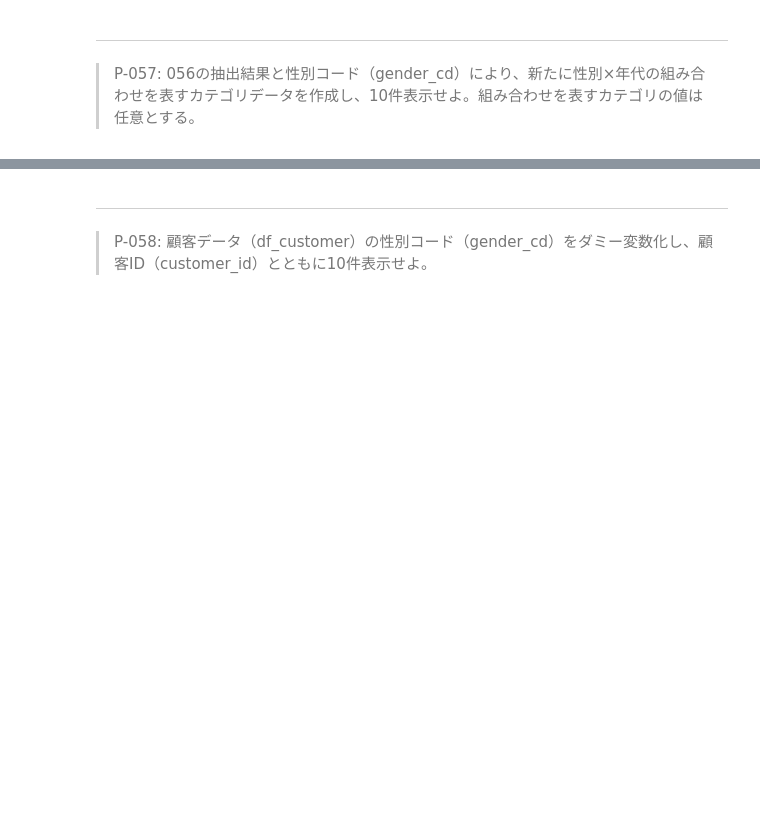
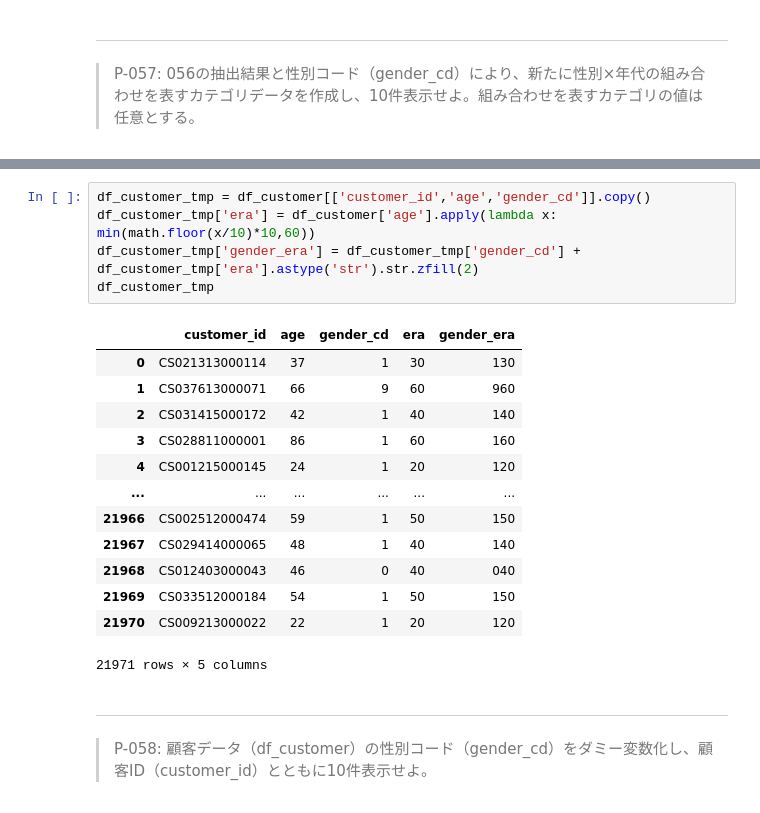
Before and after one commit to palakpaneerer/100knocks-preprocess, a Jupyter notebook: docker/work/preprocess_knock_Python.ipynb, the cells around one changed output, grey strips where cells are left out. Saved outputs shown, nothing was run; the diff lists cells and outputs as text; blank space fills up the shorter version.

```diff
--- a/docker/work/preprocess_knock_Python.ipynb
+++ b/docker/work/preprocess_knock_Python.ipynb
@@ -797,3 +1122,22 @@ len(pd.merge(df_store_tmp, df_product_tmp, on='key', how='outer'))
+# %%
+df_customer_tmp = df_customer[['customer_id','age','gender_cd']].copy()
+df_customer_tmp['era'] = df_customer['age'].apply(lambda x: min(math.floor(x/10)*10,60))
+df_customer_tmp['gender_era'] = df_customer_tmp['gender_cd'] + df_customer_tmp['era'].astype('str').str.zfill(2)
+df_customer_tmp
+# %% [output]
+|  | customer_id | age | gender_cd | era | gender_era |
+| 0 | CS021313000114 | 37 | 1 | 30 | 130 |
+| 1 | CS037613000071 | 66 | 9 | 60 | 960 |
+| 2 | CS031415000172 | 42 | 1 | 40 | 140 |
+| 3 | CS028811000001 | 86 | 1 | 60 | 160 |
+| 4 | CS001215000145 | 24 | 1 | 20 | 120 |
+| ... | ... | ... | ... | ... | ... |
+| 21966 | CS002512000474 | 59 | 1 | 50 | 150 |
+| 21967 | CS029414000065 | 48 | 1 | 40 | 140 |
+| 21968 | CS012403000043 | 46 | 0 | 40 | 040 |
+| 21969 | CS033512000184 | 54 | 1 | 50 | 150 |
+| 21970 | CS009213000022 | 22 | 1 | 20 | 120 |
+21971 rows × 5 columns
 # %% [markdown]
 ---
 > P-058: 顧客データ（df_customer）の性別コード（gender_cd）をダミー変数化し、顧客ID（customer_id）とともに10件表示せよ。
```
Also changed, not shown: parts of 20 cells of this notebook.
